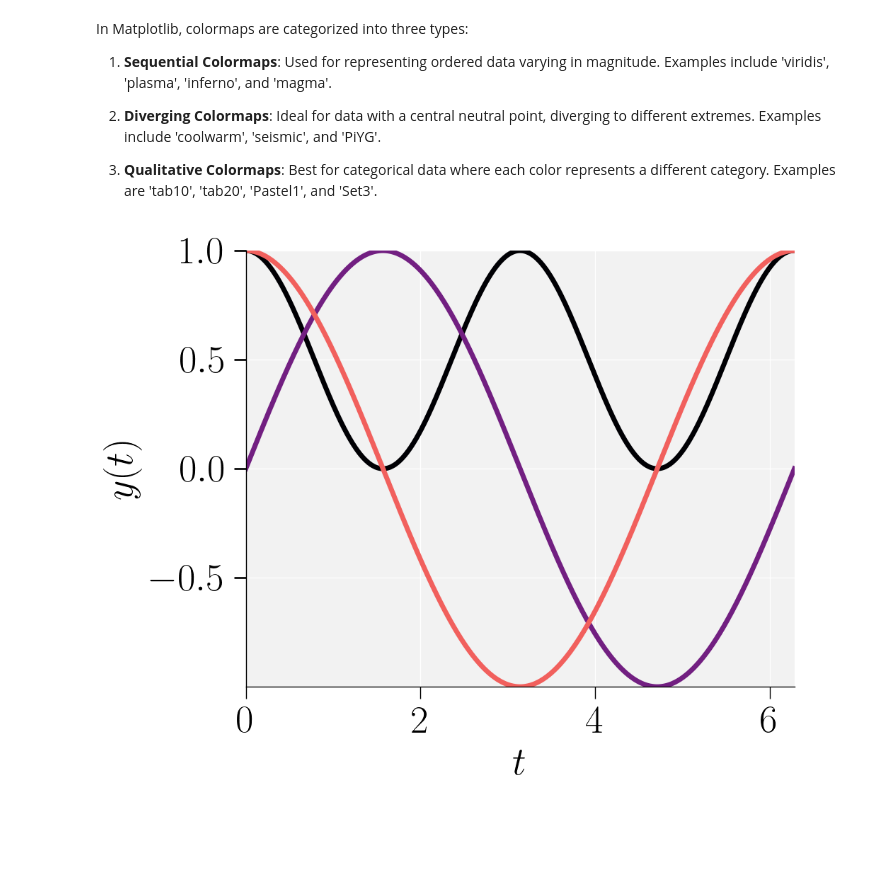
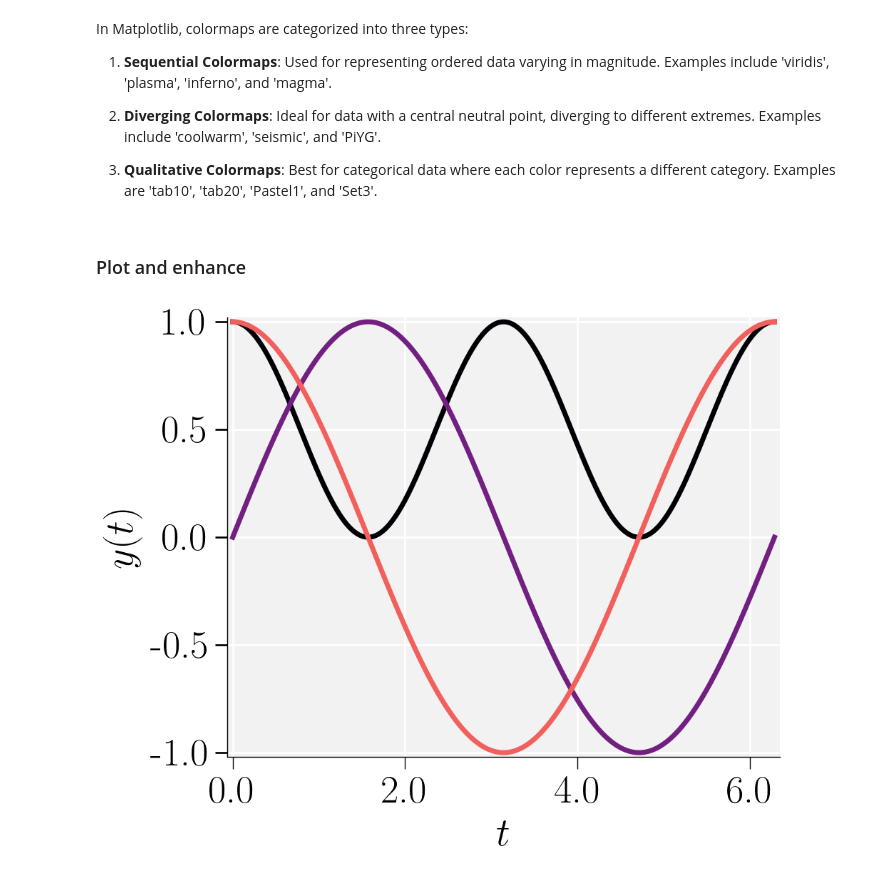
Before and after one commit to suparnob100/visualization, a Jupyter notebook: Publication_quality_graphs/PYTHON/Example.ipynb, the cells around one changed output. Saved outputs shown, nothing was run; the diff lists cells and outputs as text; code cells hidden in the pictures; blank space fills up the shorter version.

```diff
--- a/Publication_quality_graphs/PYTHON/Example.ipynb
+++ b/Publication_quality_graphs/PYTHON/Example.ipynb
@@ -24,24 +34,36 @@ colors = plt.cm.magma(np.linspace(0, 1, num_colors))
 
 # Update rcParams with generated color cycle
 plt.rcParams['axes.prop_cycle'] = cycler(color=colors)
+# %% [markdown]
+### Plot and enhance
 # %%
-# For example, creating a simple plot:
-x = np.linspace(0, 2*np.pi, 1000)
-y = np.cos(x)
-
+# Plot data
 fig, ax = plt.subplots(figsize=(5,4))
-
 ax.plot(x,y**2)
 ax.plot(x,np.sin(x))
 ax.plot(x,y**1)
 
+# Label axis
 ax.set_xlabel("$t$")
 ax.set_ylabel("$y(t)$")
 
 # Automatically adjust the axis limits to be tight around the data
 ax.autoscale(axis='both', tight=True)
+
+# Add legend
 # plt.legend(['$y_1$','$y_2$','$y_3$'])
+
+
+# Set the format for tick labels
+import matplotlib.ticker as ticker
+format_str = '%.1f'  # Two decimal places, adjust as needed
+ax.xaxis.set_major_formatter(ticker.FormatStrFormatter(format_str))
+ax.yaxis.set_major_formatter(ticker.FormatStrFormatter(format_str))
+
+
+# Display the figure
 plt.savefig('test.png')
+plt.margins(0.01)
 plt.show()
 # %% [output]
-[figure, old version]
+[figure, new version]
```
Also changed, not shown: parts of 5 cells of this notebook, 2 other files.
